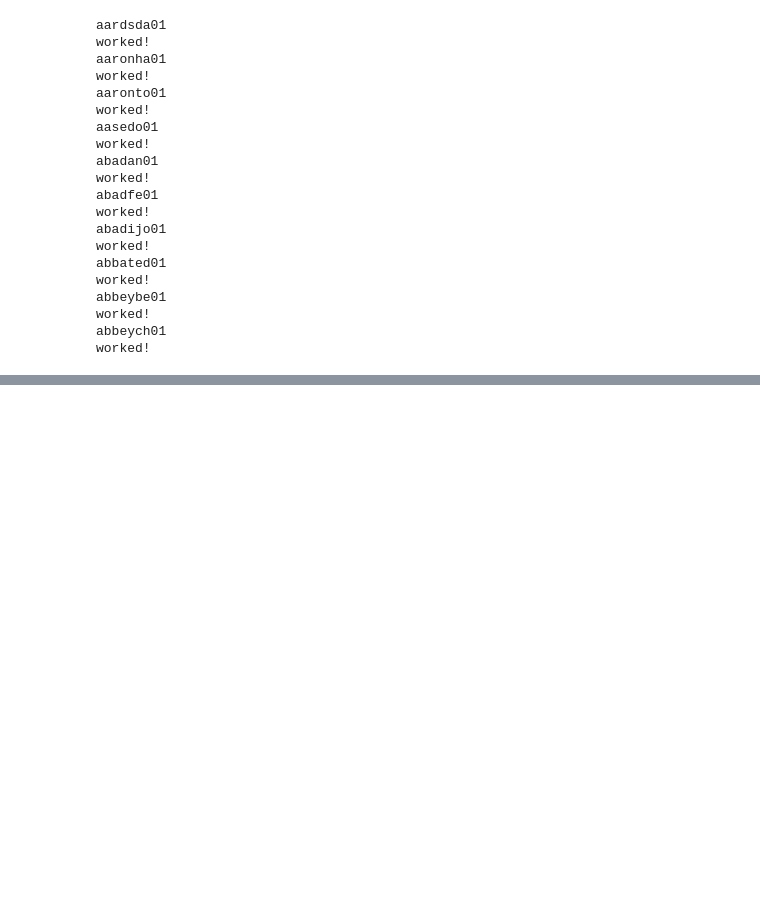
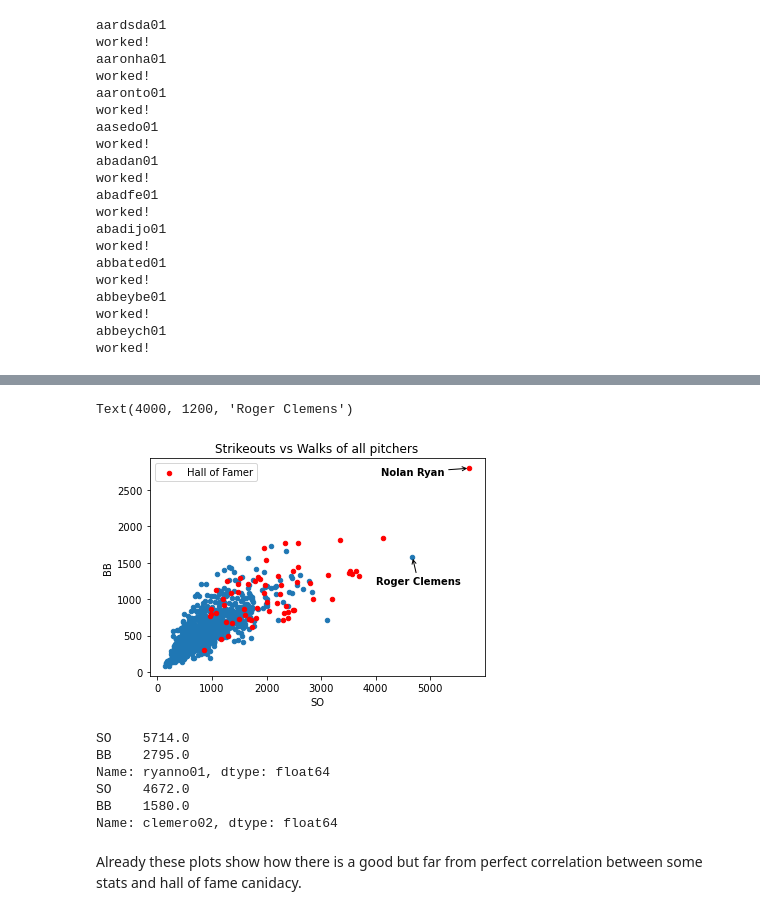
Before and after one commit to ctmurphey/ML-BaseballHoF, a Jupyter notebook: playwithdata.ipynb, the cells around one changed output, grey strips where cells are left out. Cells and saved outputs as stored; diff of their text form; code cells hidden in the pictures; blank space fills up the shorter version.

```diff
--- a/playwithdata.ipynb
+++ b/playwithdata.ipynb
@@ -110,0 +221,22 @@ He won the World Series 1 times
+# %%
+fig, ax = plt.subplots()
+pitching.loc[pitching['HoF']==0].plot(x='SO', y='BB', kind='scatter', title="Strikeouts vs Walks of all pitchers", ax=ax)
+pitching.loc[pitching['HoF']==1].plot(x='SO', y='BB', kind='scatter', title="Strikeouts vs Walks of all pitchers", ax=ax, c='r', label="Hall of Famer")
+ax.legend()
+ax.annotate('Nolan Ryan', xytext=(4100,2700), xy=(5714, 2795), arrowprops=dict(arrowstyle="->"), weight='bold')
+ax.annotate('Roger Clemens', xytext=(4000,1200), xy=(4672, 1580), arrowprops=dict(arrowstyle="->"), weight='bold')
+# %% [output]
+Text(4000, 1200, 'Roger Clemens')
+[figure, added]
+# %%
+print(pitching.loc['ryanno01', ['SO', 'BB']]) #Just to show that that arrow is in fact pointing at Nolan Ryan
+print(pitching.loc['clemero02', ['SO', 'BB']])
+# %% [output]
+SO    5714.0
+BB    2795.0
+Name: ryanno01, dtype: float64
+SO    4672.0
+BB    1580.0
+Name: clemero02, dtype: float64
+# %% [markdown]
+Already these plots show how there is a good but far from perfect correlation between some stats and hall of fame canidacy.
```
Also changed, not shown: parts of 13 cells of this notebook, 3 other files.
